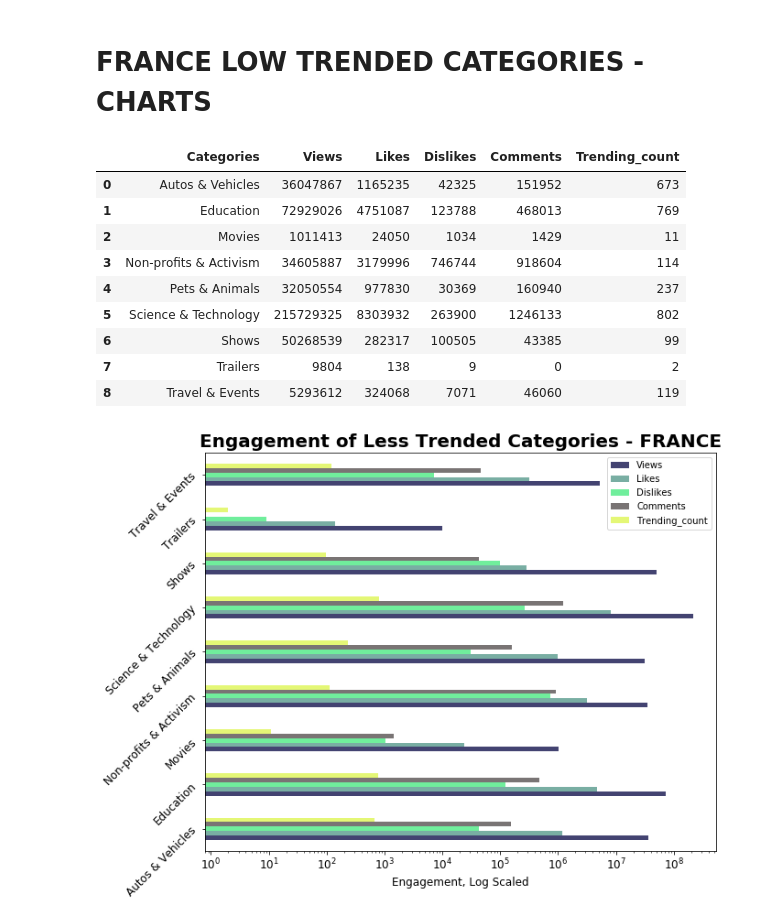
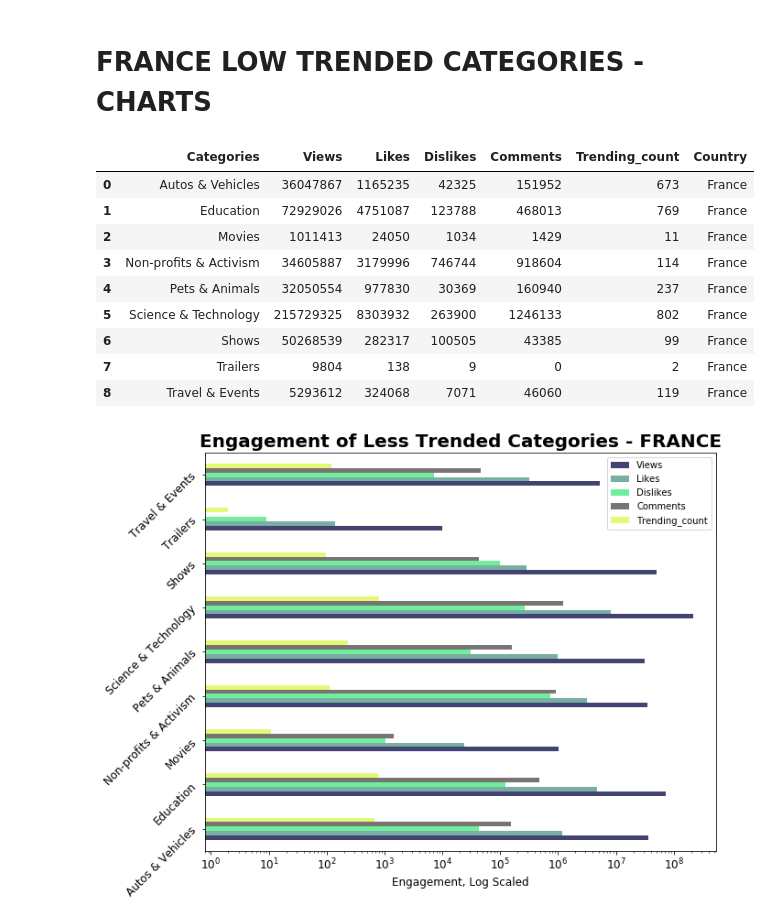
Before and after one commit to damuakula/Team06_SMUDataSci, a Jupyter notebook: PROJECT1/Youtube_Trending.ipynb, the cells around one changed output. Cells and saved outputs as stored; diff of their text form; code cells hidden in the pictures.

```diff
--- a/PROJECT1/Youtube_Trending.ipynb
+++ b/PROJECT1/Youtube_Trending.ipynb
@@ -567,24 +570,25 @@ FRlow_trending = FRnewDF.query("Views < 250000000")
 # %%
 #Creates a new dataframe for top categories
 Low_FRnewDF = pd.DataFrame()
 Low_FRnewDF["Categories"] = FRlow_views.Categories.values
 Low_FRnewDF["Views"] = FRlow_views.Views.values
 Low_FRnewDF["Likes"] = FRlow_likes.Likes.values
 Low_FRnewDF["Dislikes"] = FRlow_dislikes.Dislikes.values
 Low_FRnewDF["Comments"] = FRlow_comments.Comments.values
 Low_FRnewDF["Trending_count"] = FRlow_trending.Trending_count.values
+Low_FRnewDF["Country"] = "France"
 Low_FRnewDF
 # %% [output]
-|  | Categories | Views | Likes | Dislikes | Comments | Trending_count |
-| 0 | Autos & Vehicles | 36047867 | 1165235 | 42325 | 151952 | 673 |
-| 1 | Education | 72929026 | 4751087 | 123788 | 468013 | 769 |
-| 2 | Movies | 1011413 | 24050 | 1034 | 1429 | 11 |
-| 3 | Non-profits & Activism | 34605887 | 3179996 | 746744 | 918604 | 114 |
-| 4 | Pets & Animals | 32050554 | 977830 | 30369 | 160940 | 237 |
-| 5 | Science & Technology | 215729325 | 8303932 | 263900 | 1246133 | 802 |
-| 6 | Shows | 50268539 | 282317 | 100505 | 43385 | 99 |
-| 7 | Trailers | 9804 | 138 | 9 | 0 | 2 |
-| 8 | Travel & Events | 5293612 | 324068 | 7071 | 46060 | 119 |
+|  | Categories | Views | Likes | Dislikes | Comments | Trending_count | Country |
+| 0 | Autos & Vehicles | 36047867 | 1165235 | 42325 | 151952 | 673 | France |
+| 1 | Education | 72929026 | 4751087 | 123788 | 468013 | 769 | France |
+| 2 | Movies | 1011413 | 24050 | 1034 | 1429 | 11 | France |
+| 3 | Non-profits & Activism | 34605887 | 3179996 | 746744 | 918604 | 114 | France |
+| 4 | Pets & Animals | 32050554 | 977830 | 30369 | 160940 | 237 | France |
+| 5 | Science & Technology | 215729325 | 8303932 | 263900 | 1246133 | 802 | France |
+| 6 | Shows | 50268539 | 282317 | 100505 | 43385 | 99 | France |
+| 7 | Trailers | 9804 | 138 | 9 | 0 | 2 | France |
+| 8 | Travel & Events | 5293612 | 324068 | 7071 | 46060 | 119 | France |
 # %%
 #Horizontal Bar Chart of Engagement for Top 8 Categories
 my_colors=['#434371', '#79aea3', '#70ee9c' ,'#797474','#E4F776']
```
Also changed, not shown: parts of 7 cells of this notebook.
